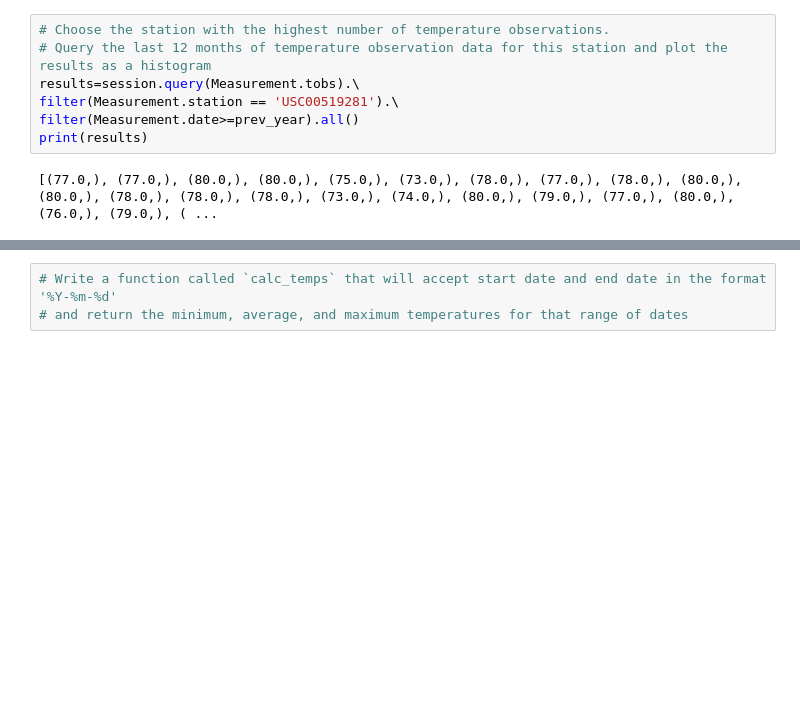
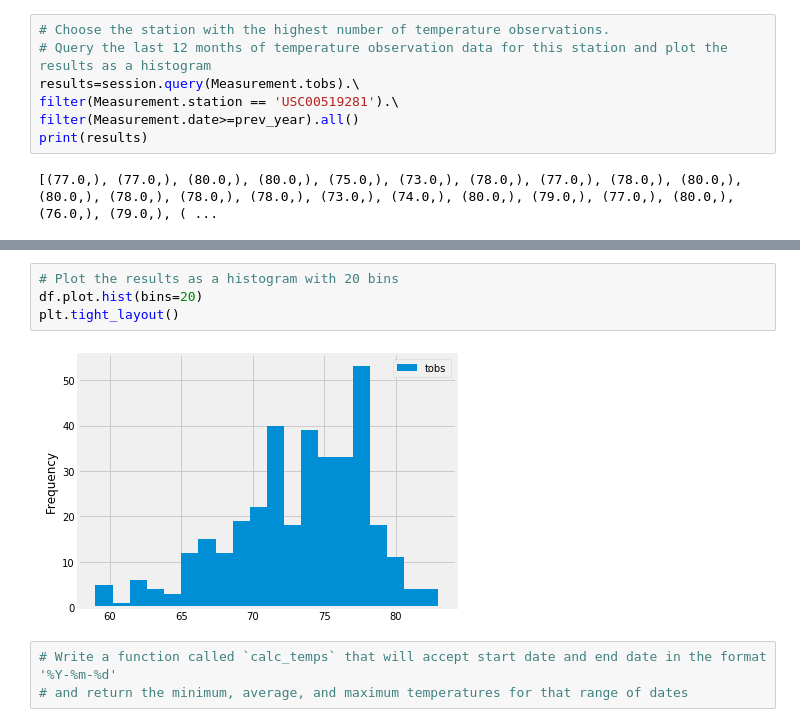
Before and after one commit to chanhodchang/surfs_up, a Jupyter notebook: climate_analysis.ipynb, the cells around one changed output, grey strips where cells are left out. Drawn from its saved outputs; the diff is of its cells as text; blank space fills up the shorter version.

```diff
--- a/climate_analysis.ipynb
+++ b/climate_analysis.ipynb
@@ -173,3 +183,9 @@ plt.tight_layout()
+# %%
+# Plot the results as a histogram with 20 bins
+df.plot.hist(bins=20)
+plt.tight_layout()
+# %% [output]
+[figure, added]
 # %%
 # Write a function called `calc_temps` that will accept start date and end date in the format '%Y-%m-%d'
 # and return the minimum, average, and maximum temperatures for that range of dates
```
Also changed, not shown: parts of 3 cells of this notebook, 1 other file.
